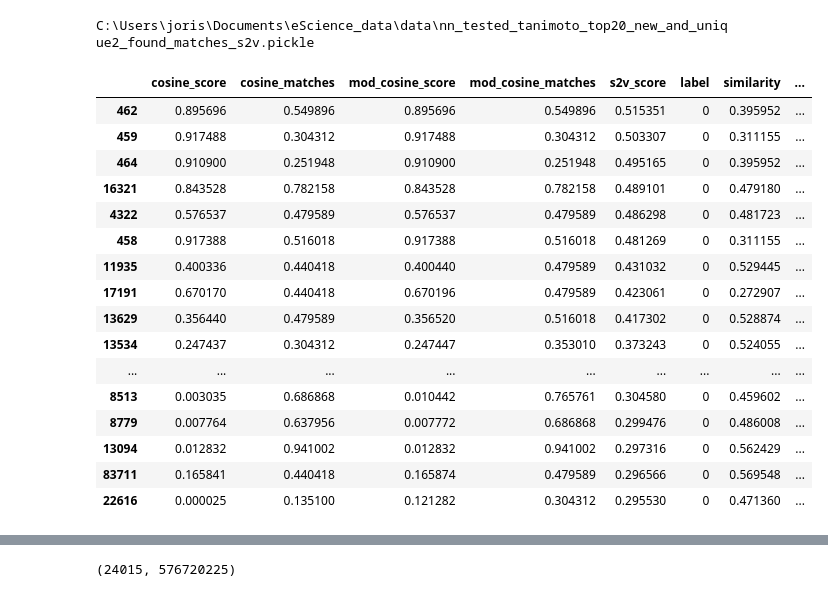
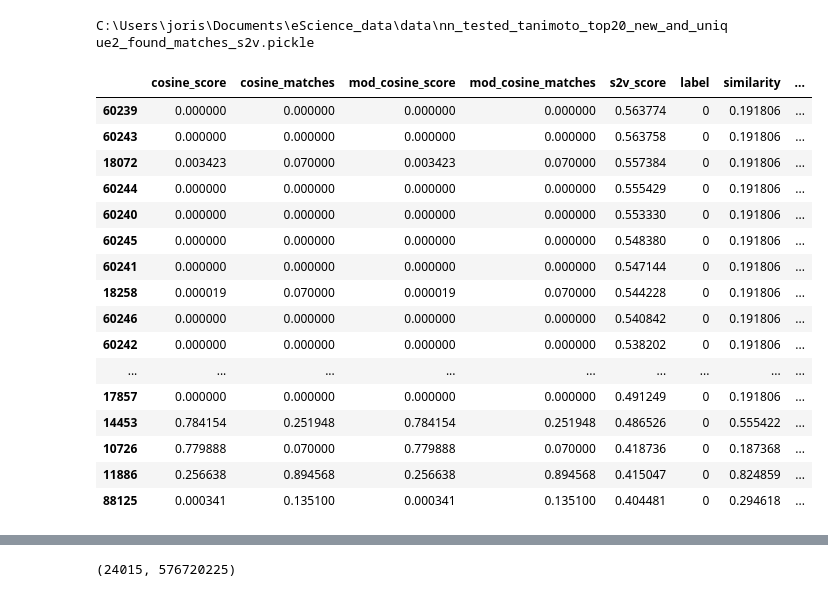
Before and after one commit to louwenjjr/improve_library_matching, a Jupyter notebook: 4-networks.ipynb, the cells around one changed output, grey strips where cells are left out. Cells and saved outputs as stored; diff of their text form; code cells hidden in the pictures.

```diff
--- a/4-networks.ipynb
+++ b/4-networks.ipynb
@@ -53,22 +55,22 @@ else:
 # %% [output]
 C:\Users\joris\Documents\eScience_data\data\nn_tested_tanimoto_top20_new_and_unique2_found_matches_s2v.pickle
 # %%
-nn_tested_tanimoto_top20_new_and_unique2_found_matches_s2v[1126].sort_values('s2v_score',ascending=False).iloc[:20]
+nn_tested_tanimoto_top20_new_and_unique2_found_matches_s2v[206].sort_values('s2v_score',ascending=False).iloc[:20]
 # %% [output]
 |  | cosine_score | cosine_matches | mod_cosine_score | mod_cosine_matches | s2v_score | label | similarity | ... |
-| 462 | 0.895696 | 0.549896 | 0.895696 | 0.549896 | 0.515351 | 0 | 0.395952 | ... |
-| 459 | 0.917488 | 0.304312 | 0.917488 | 0.304312 | 0.503307 | 0 | 0.311155 | ... |
-| 464 | 0.910900 | 0.251948 | 0.910900 | 0.251948 | 0.495165 | 0 | 0.395952 | ... |
-| 16321 | 0.843528 | 0.782158 | 0.843528 | 0.782158 | 0.489101 | 0 | 0.479180 | ... |
-| 4322 | 0.576537 | 0.479589 | 0.576537 | 0.479589 | 0.486298 | 0 | 0.481723 | ... |
-| 458 | 0.917388 | 0.516018 | 0.917388 | 0.516018 | 0.481269 | 0 | 0.311155 | ... |
-| 11935 | 0.400336 | 0.440418 | 0.400440 | 0.479589 | 0.431032 | 0 | 0.529445 | ... |
-| 17191 | 0.670170 | 0.440418 | 0.670196 | 0.479589 | 0.423061 | 0 | 0.272907 | ... |
-| 13629 | 0.356440 | 0.479589 | 0.356520 | 0.516018 | 0.417302 | 0 | 0.528874 | ... |
-| 13534 | 0.247437 | 0.304312 | 0.247447 | 0.353010 | 0.373243 | 0 | 0.524055 | ... |
+| 60239 | 0.000000 | 0.000000 | 0.000000 | 0.000000 | 0.563774 | 0 | 0.191806 | ... |
+| 60243 | 0.000000 | 0.000000 | 0.000000 | 0.000000 | 0.563758 | 0 | 0.191806 | ... |
+| 18072 | 0.003423 | 0.070000 | 0.003423 | 0.070000 | 0.557384 | 0 | 0.191806 | ... |
+| 60244 | 0.000000 | 0.000000 | 0.000000 | 0.000000 | 0.555429 | 0 | 0.191806 | ... |
+| 60240 | 0.000000 | 0.000000 | 0.000000 | 0.000000 | 0.553330 | 0 | 0.191806 | ... |
+| 60245 | 0.000000 | 0.000000 | 0.000000 | 0.000000 | 0.548380 | 0 | 0.191806 | ... |
+| 60241 | 0.000000 | 0.000000 | 0.000000 | 0.000000 | 0.547144 | 0 | 0.191806 | ... |
+| 18258 | 0.000019 | 0.070000 | 0.000019 | 0.070000 | 0.544228 | 0 | 0.191806 | ... |
+| 60246 | 0.000000 | 0.000000 | 0.000000 | 0.000000 | 0.540842 | 0 | 0.191806 | ... |
+| 60242 | 0.000000 | 0.000000 | 0.000000 | 0.000000 | 0.538202 | 0 | 0.191806 | ... |
 | ... | ... | ... | ... | ... | ... | ... | ... | ... |
-| 8513 | 0.003035 | 0.686868 | 0.010442 | 0.765761 | 0.304580 | 0 | 0.459602 | ... |
-| 8779 | 0.007764 | 0.637956 | 0.007772 | 0.686868 | 0.299476 | 0 | 0.486008 | ... |
-| 13094 | 0.012832 | 0.941002 | 0.012832 | 0.941002 | 0.297316 | 0 | 0.562429 | ... |
-| 83711 | 0.165841 | 0.440418 | 0.165874 | 0.479589 | 0.296566 | 0 | 0.569548 | ... |
-| 22616 | 0.000025 | 0.135100 | 0.121282 | 0.304312 | 0.295530 | 0 | 0.471360 | ... |
+| 17857 | 0.000000 | 0.000000 | 0.000000 | 0.000000 | 0.491249 | 0 | 0.191806 | ... |
+| 14453 | 0.784154 | 0.251948 | 0.784154 | 0.251948 | 0.486526 | 0 | 0.555422 | ... |
+| 10726 | 0.779888 | 0.070000 | 0.779888 | 0.070000 | 0.418736 | 0 | 0.187368 | ... |
+| 11886 | 0.256638 | 0.894568 | 0.256638 | 0.894568 | 0.415047 | 0 | 0.824859 | ... |
+| 88125 | 0.000341 | 0.135100 | 0.000341 | 0.135100 | 0.404481 | 0 | 0.294618 | ... |
```
Also changed, not shown: parts of 14 cells of this notebook.
